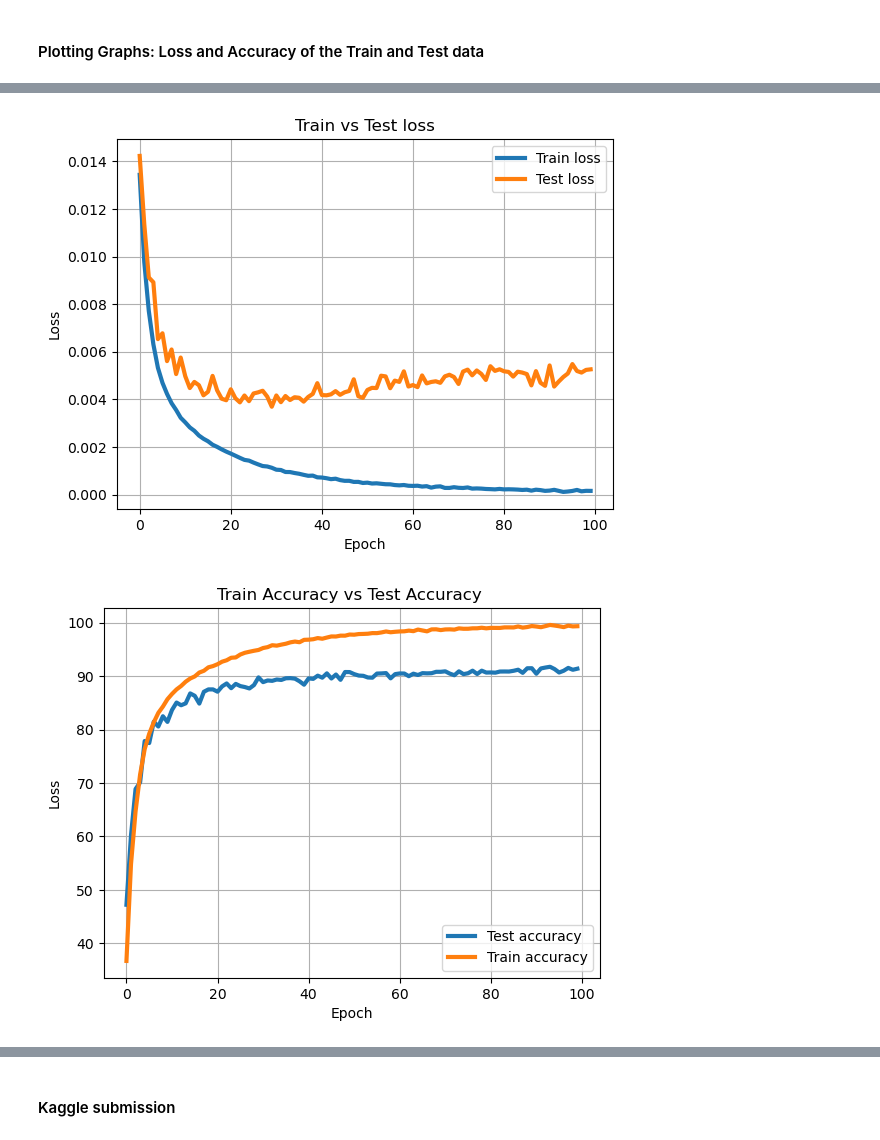
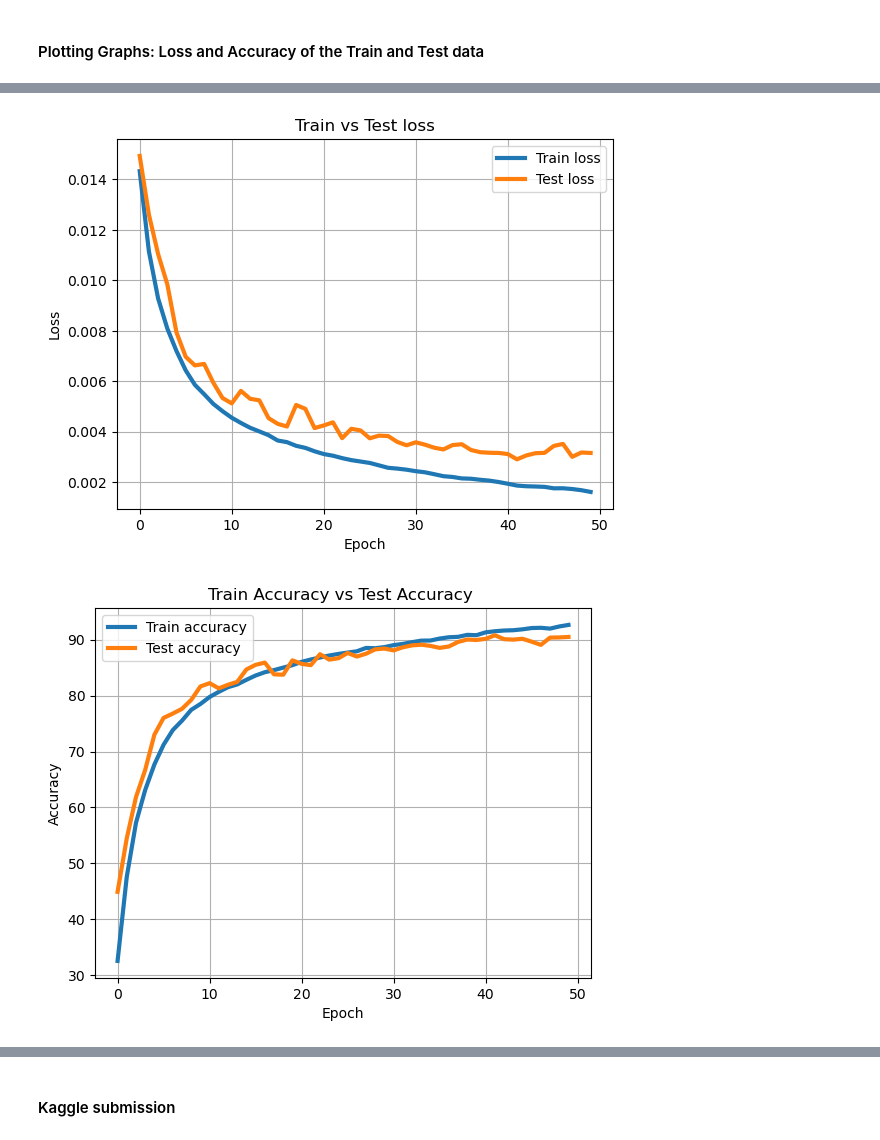
Before and after one commit to wlizardo/resnet-for-cifar-10, a Jupyter notebook: startup_notebook.ipynb, the cells around one changed output, grey strips where cells are left out. Drawn from its saved outputs; the diff is of its cells as text; code cells hidden in the pictures.

Commit message:
Recreated the learning graphs and adding the model checkpoints

```diff
--- a/startup_notebook.ipynb
+++ b/startup_notebook.ipynb
@@ -63,0 +70,10 @@ torch.Size([3, 32, 32]) 6
+# %%
+transform_traindata = transforms.Compose([ transforms.ToTensor(),
+    transforms.RandomCrop(32, padding=4),
+    transforms.RandomHorizontalFlip(),
+    transforms.RandomAffine(degrees=10, translate=(0.1, 0.1), scale=(0.8, 1.2), shear=10),
+    transforms.ColorJitter(brightness=0.2, contrast=0.2, saturation=0.2),
+    transforms.Normalize((0.4914, 0.4822, 0.4465), (0.2023, 0.1994, 0.2010)), ])
+
+transform_testdata = transforms.Compose([ transforms.ToTensor(),
+    transforms.Normalize((0.4914, 0.4822, 0.4465), (0.2023, 0.1994, 0.2010)), ])
@@ -337,14 +461,14 @@ def train_and_eval(model,model_descriptor, train_dataloader, test_dataloader, op
     for epoch in range(epochs):
         train_loss_hist[epoch], train_accuracy_hist[epoch] = train_model(model, train_dataloader, criterion, optimizer, 1)
         test_loss_hist[epoch], test_accuracy_hist[epoch] = evaluate_model(model, test_dataloader)
+        if epoch % 9 == 0:
+            torch.save(model.state_dict(), f'{model_descriptor}-{epoch+1}.pt')
 
     train_loss = np.array(list(train_loss_hist.values())).squeeze()
     test_loss = np.array(list(test_loss_hist.values())).squeeze()
     train_accuracy = np.array(list(train_accuracy_hist.values())).squeeze()
     test_accuracy = np.array(list(test_accuracy_hist.values())).squeeze()
 
-    torch.save(model.state_dict(), f'{model_descriptor}.pt')
-
     return train_loss, train_accuracy, test_loss, test_accuracy
 # %% [markdown]
 #### Plotting Graphs: Loss and Accuracy of the Train and Test data
@@ -360,20 +484,21 @@ def plot_loss_accuracy(train_loss, test_loss, train_accuracy, test_accuracy):
     plt.legend()
     plt.show()
 
+    plt.plot(train_accuracy,'-', linewidth=3, label='Train accuracy')
     plt.plot(test_accuracy,'-', linewidth=3, label='Test accuracy')
-    plt.plot(train_accuracy,'-', linewidth=3, label='Train accuracy')
     plt.title('Train Accuracy vs Test Accuracy ')
     plt.xlabel('Epoch')
-    plt.ylabel('Loss')
+    plt.ylabel('Accuracy')
     plt.grid(True)
     plt.legend()
     plt.show()
 # %%
 # Variables required for Plotting
-EPOCH_COUNT = 100
+EPOCH_COUNT = 50
 criterion = nn.CrossEntropyLoss()
 #optimizer = optim.AdamW(resNet18.parameters(), lr=1e-3, weight_decay=1e-4)
 resNet18_optimizer = optim.SGD(resNet18.parameters(), lr=0.01, momentum=0.9)
 resNet50_optimizer = optim.SGD(resNet50.parameters(), lr=0.01, momentum=0.9)
+preActResNet_optimizer = optim.SGD(preActResNet.parameters(), lr=0.01, momentum=0.9)
 #scheduler = optim.lr_scheduler.CosineAnnealingLR(optimizer, T_max=100)
 # %%
@@ -385,6 +511,6 @@ plot_loss_accuracy(train_loss, test_loss, train_accuracy, test_accuracy)
 # %%
-train_loss, train_accuracy, test_loss, test_accuracy = train_and_eval(resNet50,'resnet50', train_dataloader, test_dataloader, resNet50_optimizer, EPOCH_COUNT)
-plot_loss_accuracy(train_loss, test_loss, train_accuracy, test_accuracy)
+train_loss, train_accuracy, test_loss, resNet50_test_accuracy = train_and_eval(resNet50,'resnet50', train_dataloader, test_dataloader, resNet50_optimizer, EPOCH_COUNT)
+plot_loss_accuracy(train_loss, test_loss, train_accuracy, resNet50_test_accuracy)
 # %% [output]
-[figure, old version]
+[figure, new version]
-[figure, old version]
+[figure, new version]
```
Also changed, not shown: parts of 19 cells of this notebook, 3 other files.
